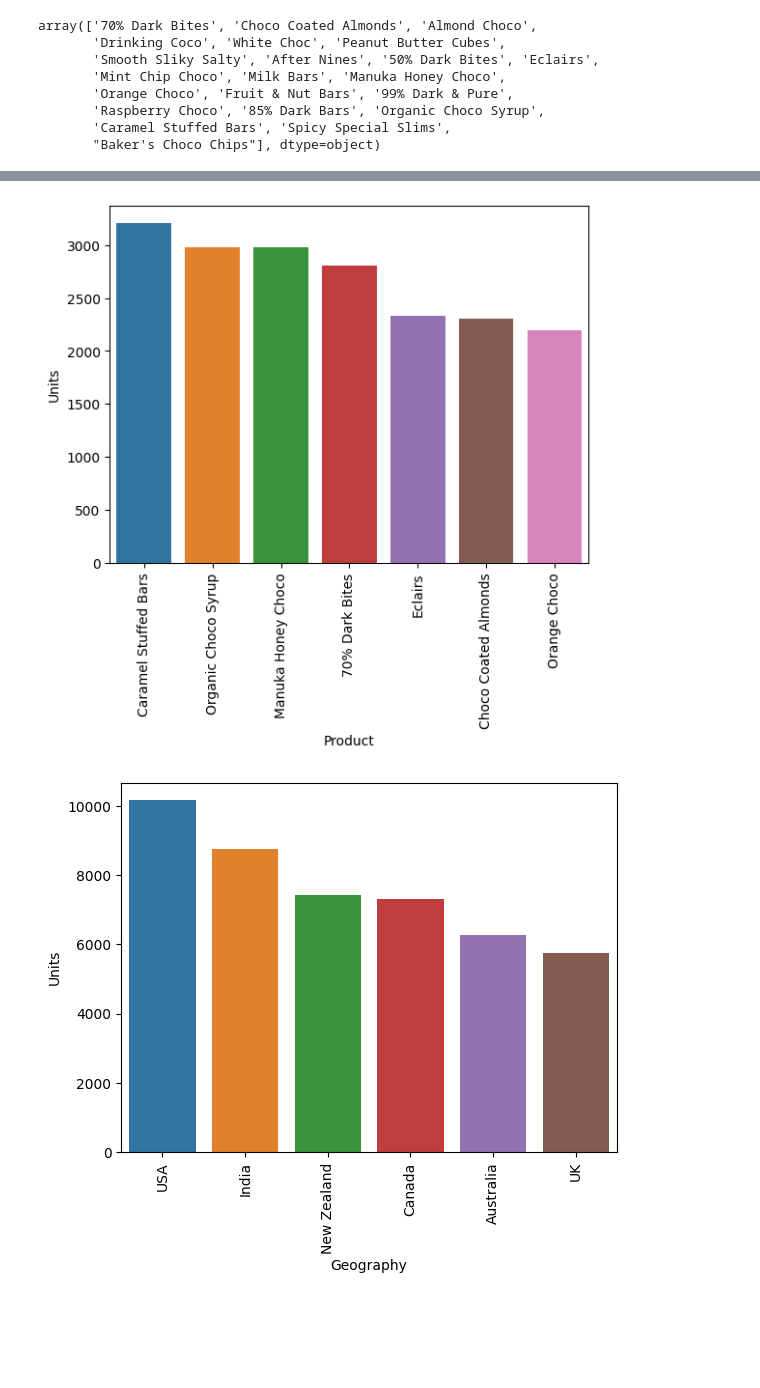
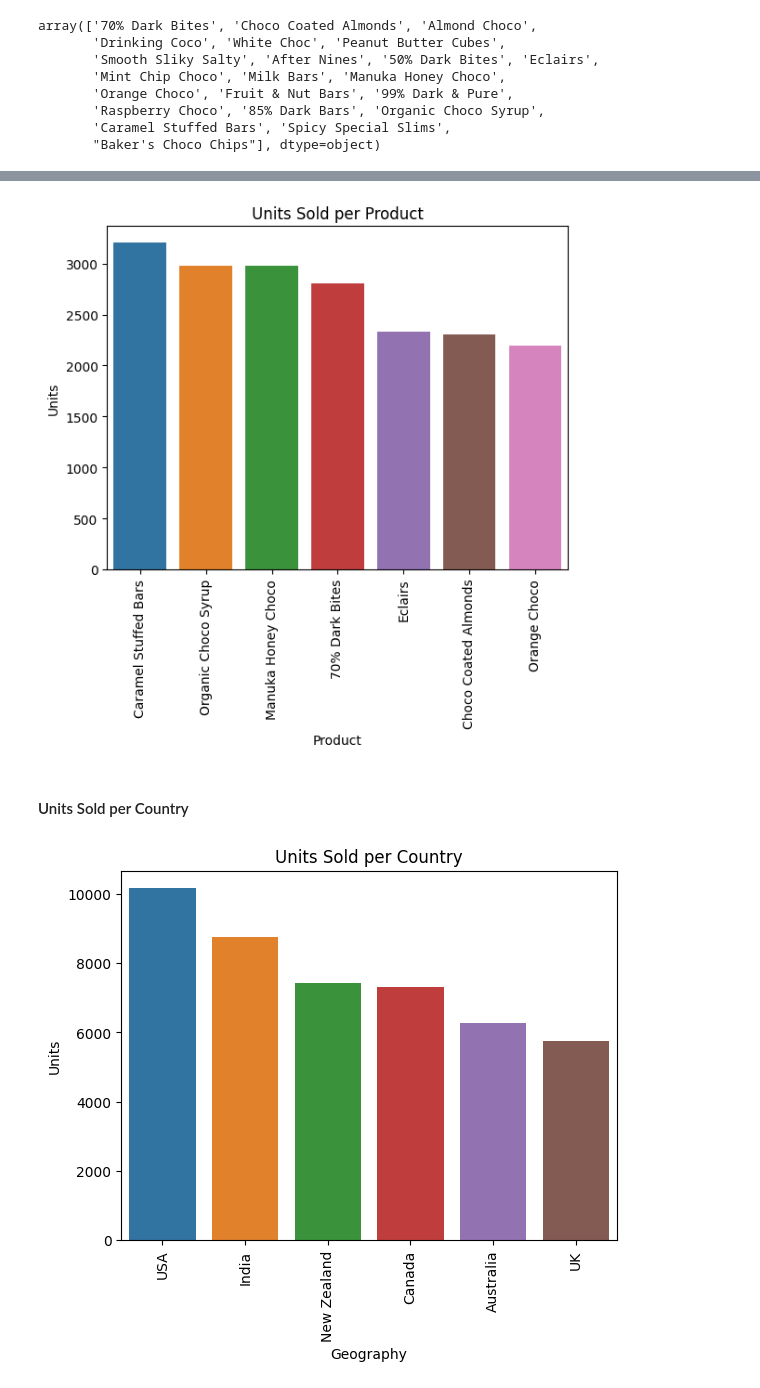
Before and after one commit to Anuj-Meshram/Chocolate_Sales_Analysis, a Jupyter notebook: chocolate_sales_analysis.ipynb, the cells around one changed output, grey strips where cells are left out. Saved outputs shown, nothing was run; the diff lists cells and outputs as text; code cells hidden in the pictures; blank space fills up the shorter version.

```diff
--- a/chocolate_sales_analysis.ipynb
+++ b/chocolate_sales_analysis.ipynb
@@ -58,0 +75,4 @@ dtype: int64
+# %%
+data['Profit'] = data['Profit'].str.replace(r"[()]", "", regex=True)
+# %%
+data['Profit'] = data['Profit'].str.replace(',|\$', "", regex=True)
@@ -80,14 +117,18 @@ sales_by_product = data.groupby(['Product'], as_index=False)['Units'].sum().sort
 
 sns.barplot(x='Product', y='Units', data=sales_by_product)
 plt.xticks(rotation=90)
+plt.title('Units Sold per Product')
 plt.show()
 # %% [output]
-[figure, old version]
+[figure, new version]
+# %% [markdown]
+#### Units Sold per Country
 # %%
 sales_by_geo = data.groupby(['Geography'], as_index=False)['Units'].sum().sort_values(by='Units', ascending=False).head(7)
 
 sns.barplot(x='Geography', y='Units', data=sales_by_geo)
 plt.xticks(rotation=90)
+plt.title('Units Sold per Country')
 plt.show()
 # %% [output]
-[figure, old version]
+[figure, new version]
```
Also changed, not shown: parts of 18 cells of this notebook.
